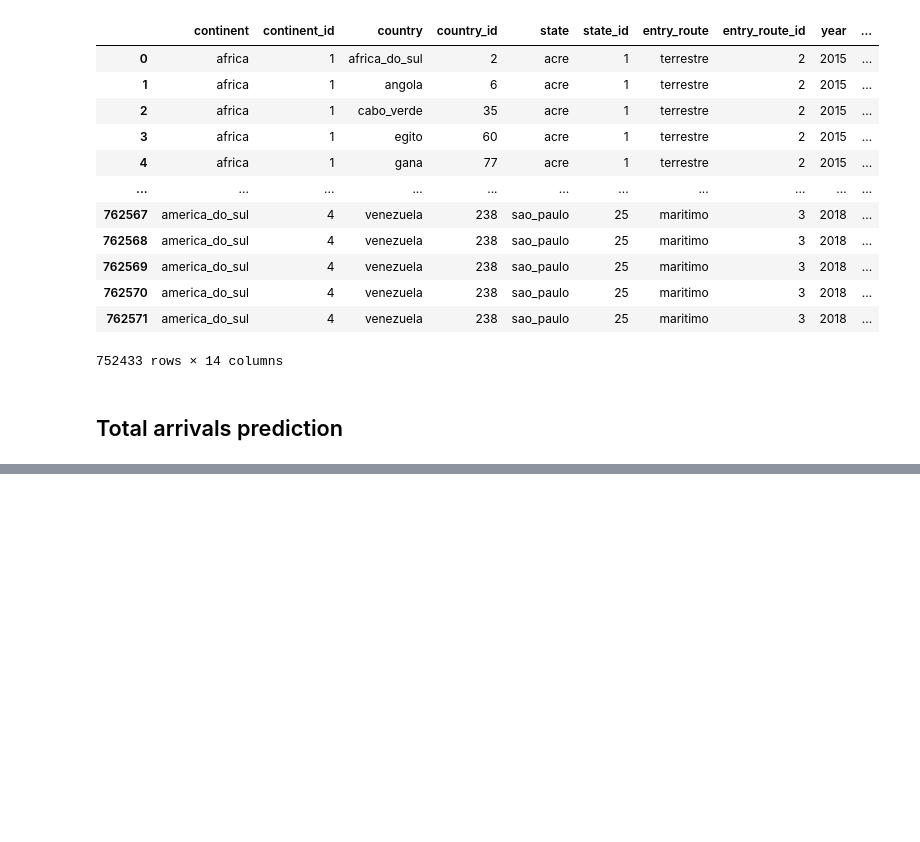
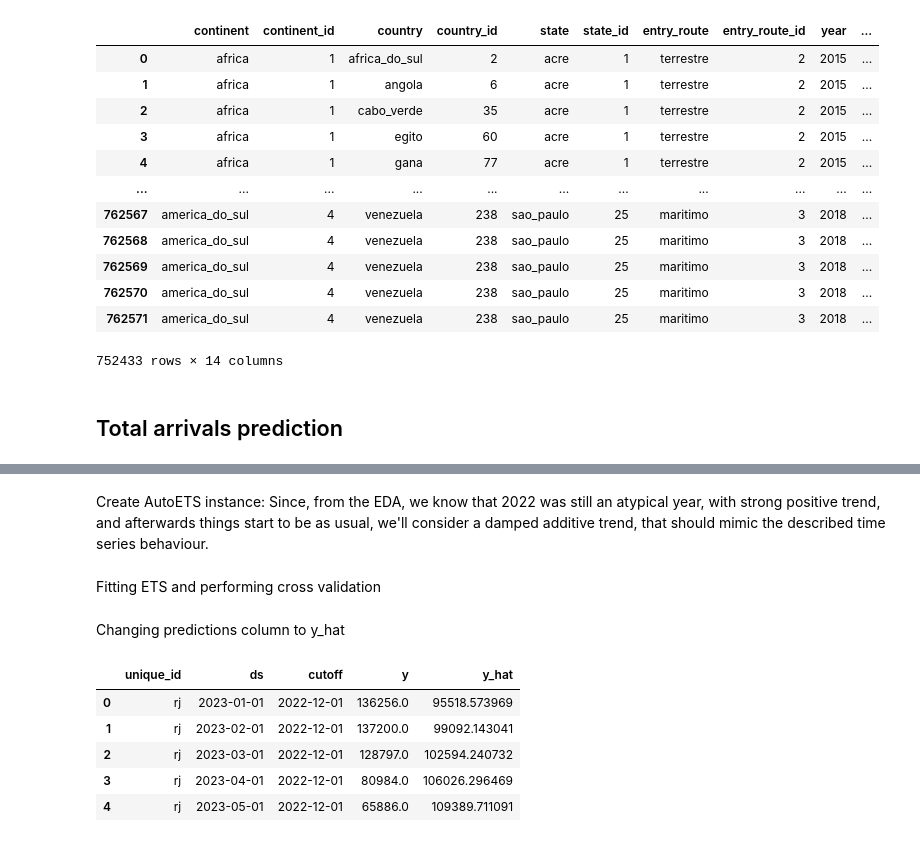
Before and after one commit to renanop/international_arrivals_time_series_forecasting, a Jupyter notebook: notebooks/modeling/aggregated_model_experimentation.ipynb, the cells around one changed output, grey strips where cells are left out. Drawn from its saved outputs; the diff is of its cells as text; code cells hidden in the pictures; blank space fills up the shorter version.

```diff
--- a/notebooks/modeling/aggregated_model_experimentation.ipynb
+++ b/notebooks/modeling/aggregated_model_experimentation.ipynb
@@ -105,0 +117,7 @@ df
+# %%
+df_ets = df_rj.copy()
+df_ets["unique_id"] = "rj"
+df_ets = df_ets[["unique_id", "date", "arrivals"]].sort_values(["unique_id", "date"])
+df_ets = df_ets.query("date >= '2022-01-01'") # Only post covid data
+df_ets = df_ets.rename(columns={"date":"ds", "arrivals":"y"})
+df_ets.tail()
@@ -105,0 +140,2 @@ df
+# %% [markdown]
+Create AutoETS instance:  Since, from the EDA, we know that 2022 was still an atypical year, with strong positive trend, and afterwards things start to be as usual, we'll consider a damped additive trend, that should mimic the described time series behaviour.
@@ -105,0 +144,2 @@ df
+# %% [markdown]
+Fitting ETS and performing cross validation
@@ -105,0 +154,13 @@ df
+# %% [markdown]
+Changing predictions column to y_hat
+# %%
+pred_col = autoets.alias  # normalmente "AutoETS"
+cv_eval = cv_df.rename(columns={pred_col: "y_hat"})
+cv_eval.head()
+# %% [output]
+|  | unique_id | ds | cutoff | y | y_hat |
+| 0 | rj | 2023-01-01 | 2022-12-01 | 136256.0 | 95518.573969 |
+| 1 | rj | 2023-02-01 | 2022-12-01 | 137200.0 | 99092.143041 |
+| 2 | rj | 2023-03-01 | 2022-12-01 | 128797.0 | 102594.240732 |
+| 3 | rj | 2023-04-01 | 2022-12-01 | 80984.0 | 106026.296469 |
+| 4 | rj | 2023-05-01 | 2022-12-01 | 65886.0 | 109389.711091 |
```
Also changed, not shown: parts of 20 cells of this notebook.
